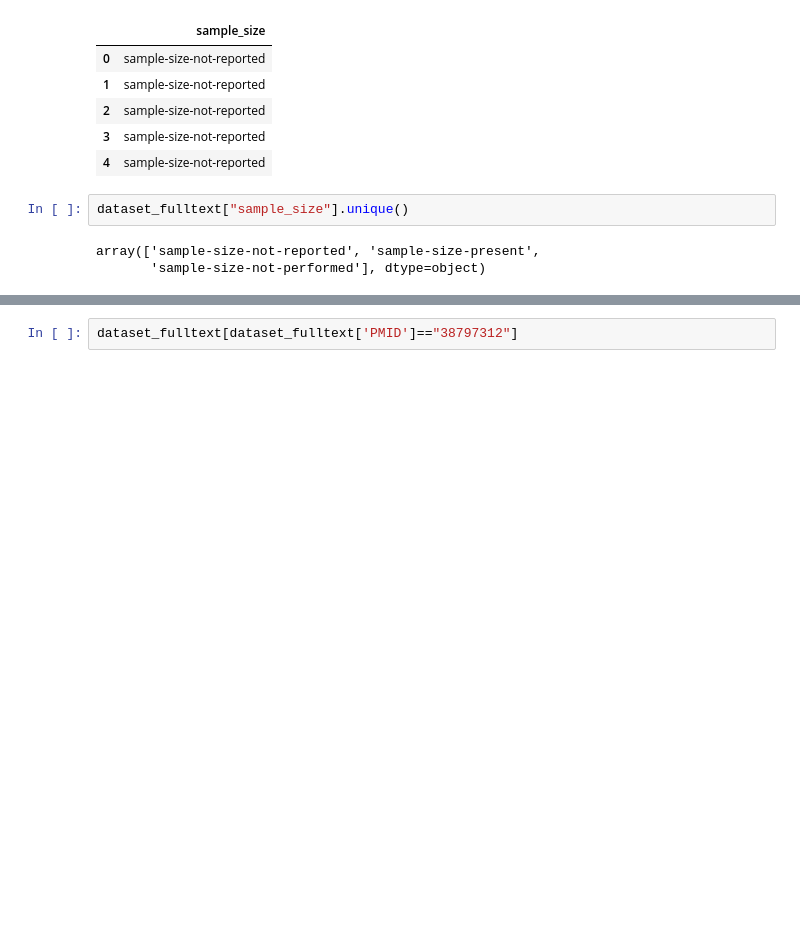
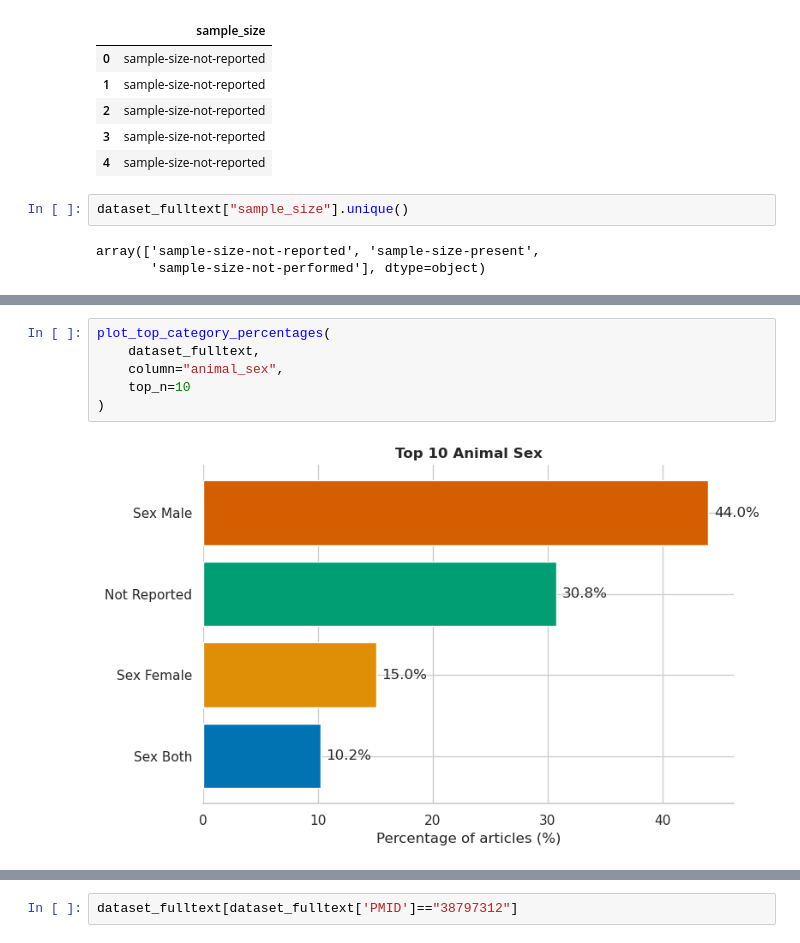
Before and after one commit to Ineichen-Group/Preclinical_DrugDisease_Translation_Pipeline, a Jupyter notebook: 09_corpus_analysis/02_Viz_Annotations_Metadata.ipynb, the cells around one changed output, grey strips where cells are left out. Saved outputs shown, nothing was run; the diff lists cells and outputs as text; blank space fills up the shorter version.

```diff
--- a/09_corpus_analysis/02_Viz_Annotations_Metadata.ipynb
+++ b/09_corpus_analysis/02_Viz_Annotations_Metadata.ipynb
@@ -68,0 +117,8 @@ plt.show()
+# %%
+plot_top_category_percentages(
+    dataset_fulltext,
+    column="animal_sex",
+    top_n=10
+)
+# %% [output]
+[figure, added]
```
Also changed, not shown: parts of 9 cells of this notebook.
